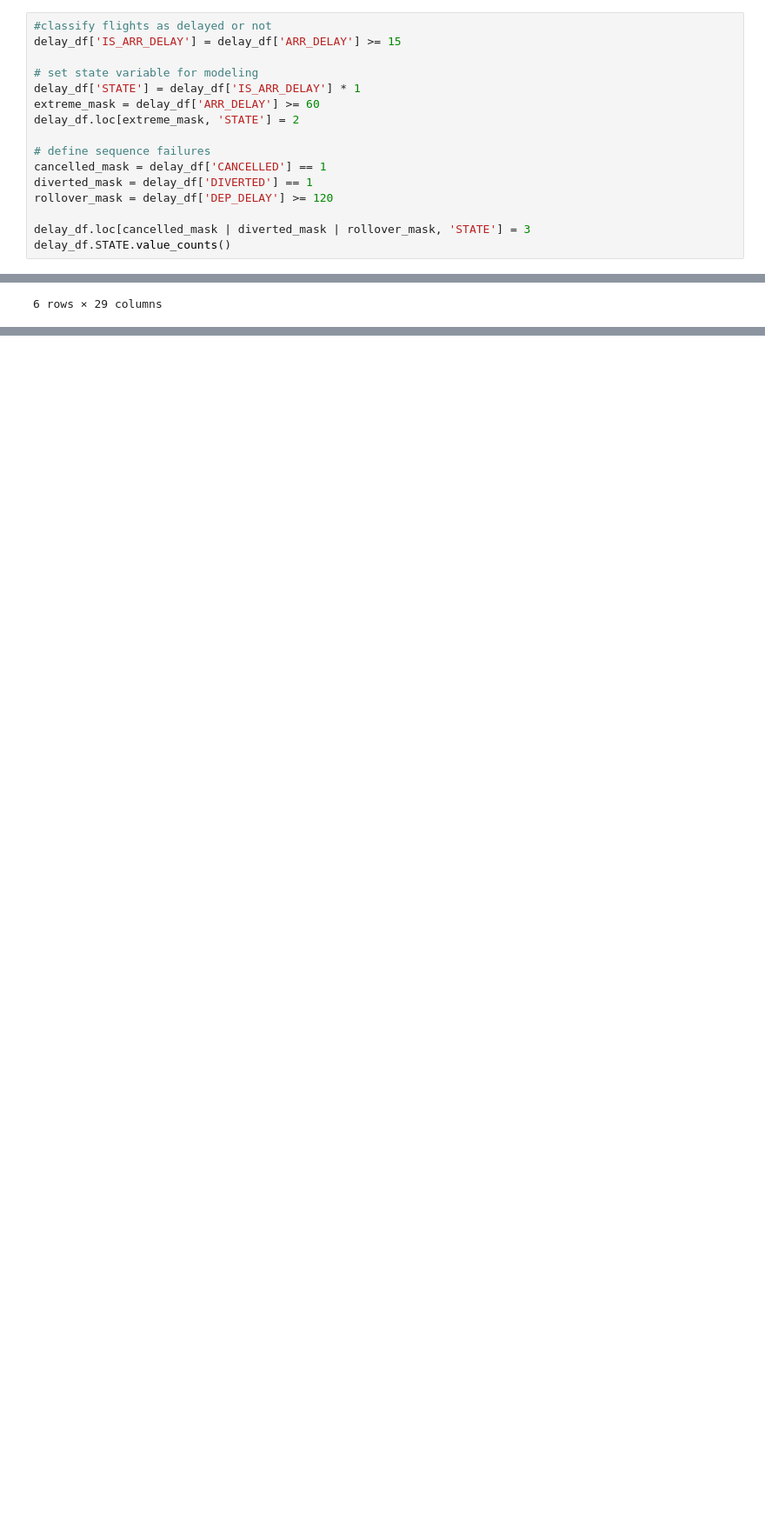
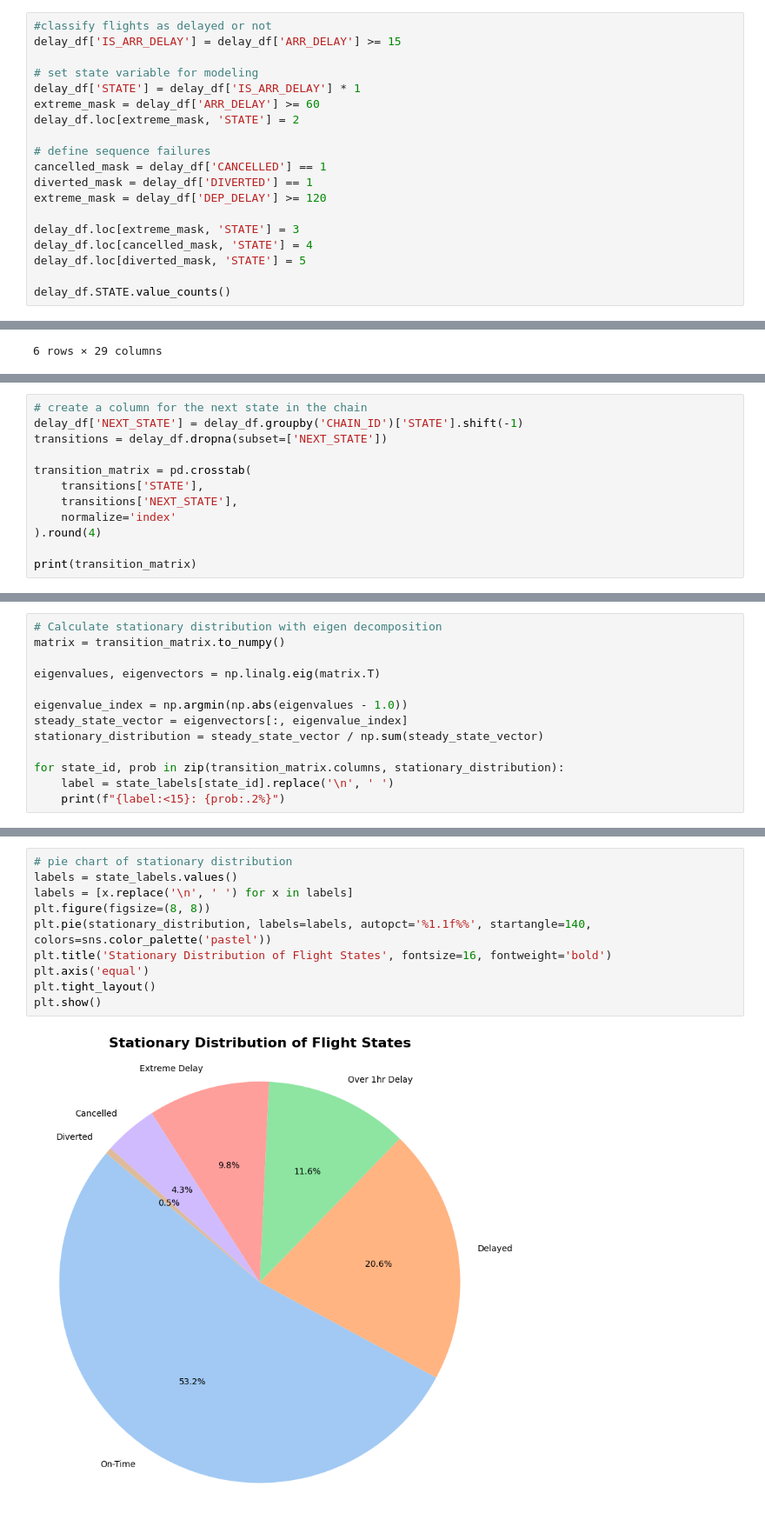
Before and after one commit to KamranSHussain/Flight-Delay-Propagation-Modeling, a Jupyter notebook: flight_delay_analysis.ipynb, the cells around one changed output, grey strips where cells are left out. Shown at 87% size. Saved outputs shown, nothing was run; the diff lists cells and outputs as text; blank space fills up the shorter version.

Commit message:
calculated transition matrix and stationary distribution

```diff
--- a/flight_delay_analysis.ipynb
+++ b/flight_delay_analysis.ipynb
@@ -350,9 +369,12 @@ delay_df.loc[extreme_mask, 'STATE'] = 2
 # define sequence failures
 cancelled_mask = delay_df['CANCELLED'] == 1
 diverted_mask = delay_df['DIVERTED'] == 1
-rollover_mask = delay_df['DEP_DELAY'] >= 120
+extreme_mask = delay_df['DEP_DELAY'] >= 120
 
-delay_df.loc[cancelled_mask | diverted_mask | rollover_mask, 'STATE'] = 3
+delay_df.loc[extreme_mask, 'STATE'] = 3
+delay_df.loc[cancelled_mask, 'STATE'] = 4
+delay_df.loc[diverted_mask, 'STATE'] = 5
+
 delay_df.STATE.value_counts()
 # %% [output]
 STATE
@@ -440,0 +453,12 @@ delay_df[delay_df['CHAIN_ID'] == failed_chain_ids[7]][['TAIL_NUM', 'ORIGIN_CITY_
+# %%
+# create a column for the next state in the chain
+delay_df['NEXT_STATE'] = delay_df.groupby('CHAIN_ID')['STATE'].shift(-1)
+transitions = delay_df.dropna(subset=['NEXT_STATE'])
+
+transition_matrix = pd.crosstab(
+    transitions['STATE'],
+    transitions['NEXT_STATE'],
+    normalize='index'
+).round(4)
+
+print(transition_matrix)
@@ -440,0 +548,13 @@ delay_df[delay_df['CHAIN_ID'] == failed_chain_ids[7]][['TAIL_NUM', 'ORIGIN_CITY_
+# %%
+# Calculate stationary distribution with eigen decomposition
+matrix = transition_matrix.to_numpy()
+
+eigenvalues, eigenvectors = np.linalg.eig(matrix.T)
+
+eigenvalue_index = np.argmin(np.abs(eigenvalues - 1.0))
+steady_state_vector = eigenvectors[:, eigenvalue_index]
+stationary_distribution = steady_state_vector / np.sum(steady_state_vector)
+
+for state_id, prob in zip(transition_matrix.columns, stationary_distribution):
+    label = state_labels[state_id].replace('\n', ' ')
+    print(f"{label:<15}: {prob:.2%}")
@@ -440,0 +568,12 @@ delay_df[delay_df['CHAIN_ID'] == failed_chain_ids[7]][['TAIL_NUM', 'ORIGIN_CITY_
+# %%
+# pie chart of stationary distribution
+labels = state_labels.values()
+labels = [x.replace('\n', ' ') for x in labels]
+plt.figure(figsize=(8, 8))
+plt.pie(stationary_distribution, labels=labels, autopct='%1.1f%%', startangle=140, colors=sns.color_palette('pastel'))
+plt.title('Stationary Distribution of Flight States', fontsize=16, fontweight='bold')
+plt.axis('equal')
+plt.tight_layout()
+plt.show()
+# %% [output]
+[figure, added]
```
Also changed, not shown: parts of 19 cells of this notebook, 3 other files.
